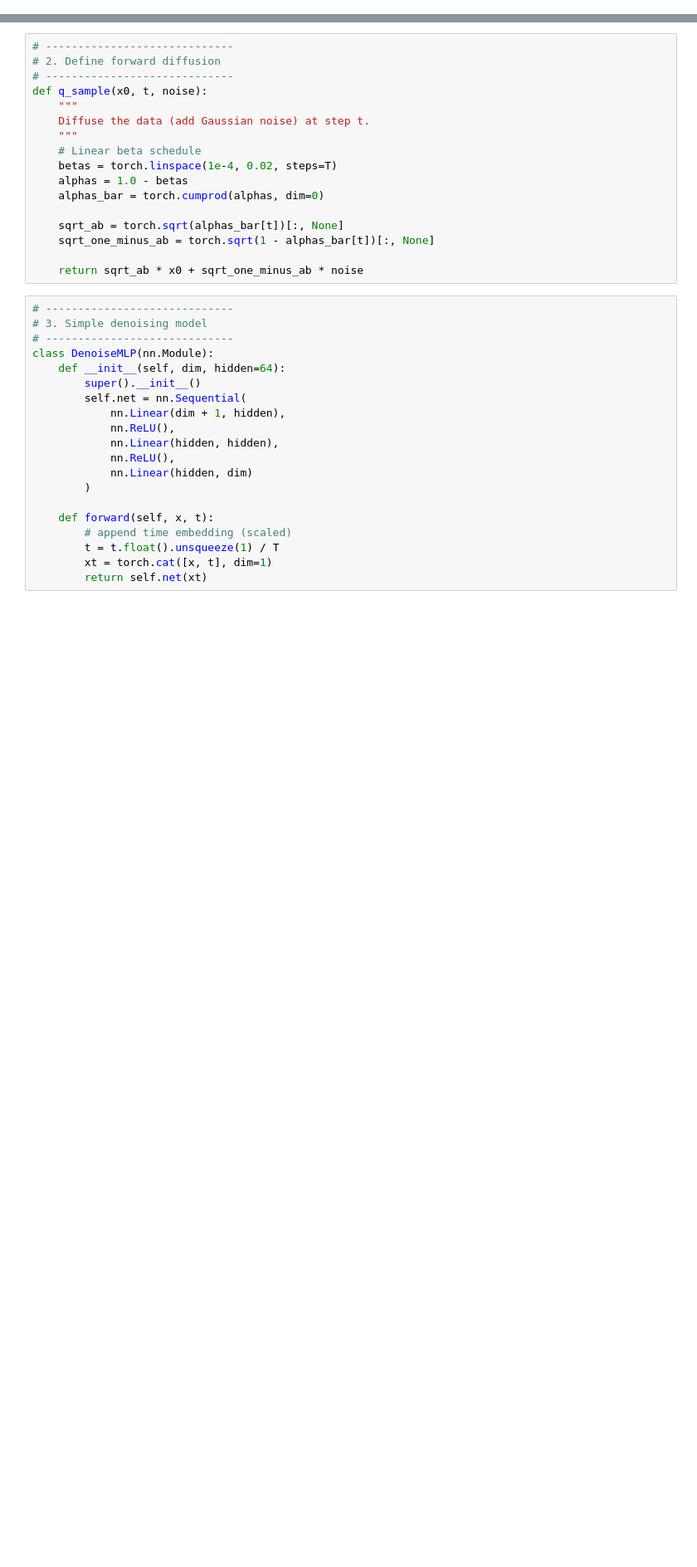
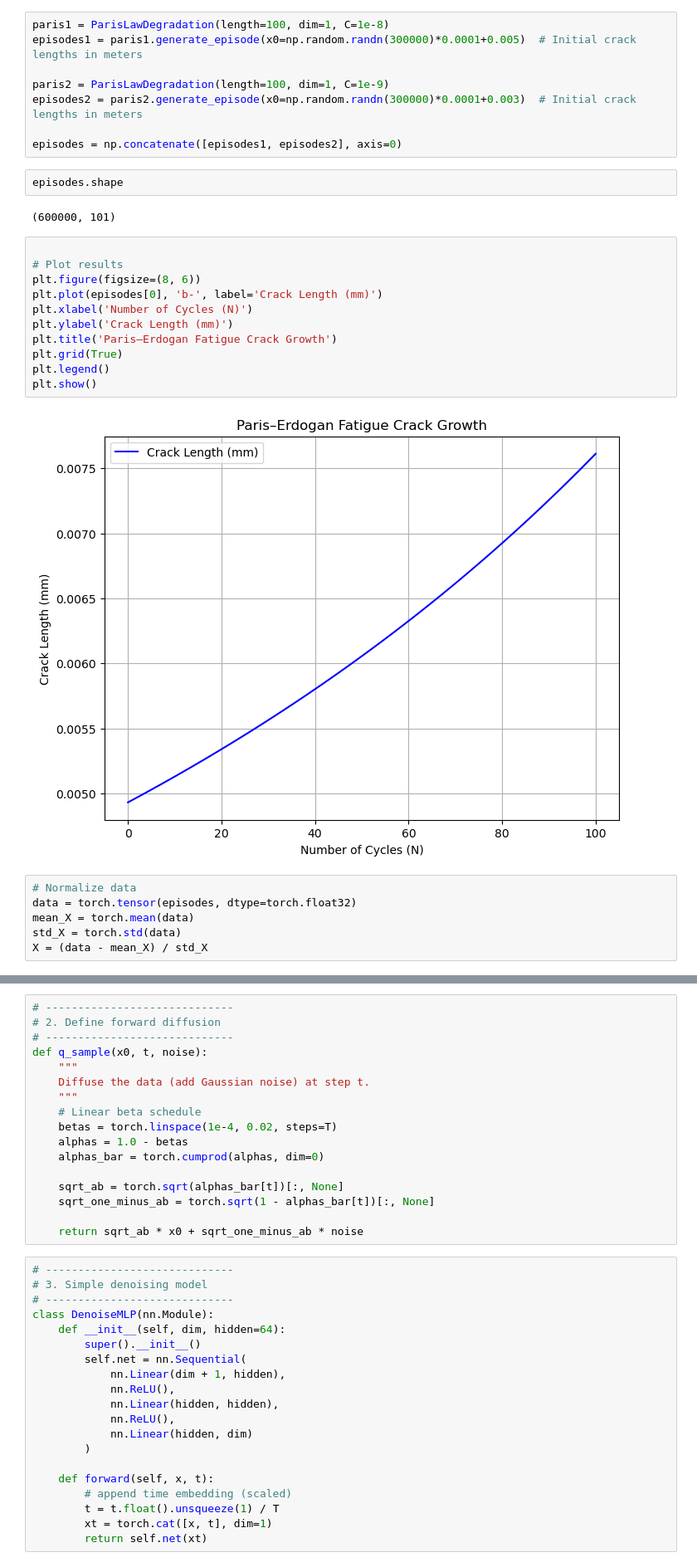
Before and after one commit to seyedasadzadeh/degradation-diffusion, a Jupyter notebook: learner.ipynb, the cells around one changed output, grey strips where cells are left out. Shown at 83% size. Drawn from its saved outputs; the diff is of its cells as text; blank space fills up the shorter version.

Commit message:
added paris-erdogan data class

```diff
--- a/learner.ipynb
+++ b/learner.ipynb
@@ -35,0 +80,31 @@ data = torch.tensor(data, dtype=torch.float32)
+# %%
+paris1 = ParisLawDegradation(length=100, dim=1, C=1e-8)
+episodes1 = paris1.generate_episode(x0=np.random.randn(300000)*0.0001+0.005)  # Initial crack lengths in meters
+
+paris2 = ParisLawDegradation(length=100, dim=1, C=1e-9)
+episodes2 = paris2.generate_episode(x0=np.random.randn(300000)*0.0001+0.003)  # Initial crack lengths in meters
+
+episodes = np.concatenate([episodes1, episodes2], axis=0)
+# %%
+episodes.shape
+# %% [output]
+(600000, 101)
+# %%
+
+# Plot results
+plt.figure(figsize=(8, 6))
+plt.plot(episodes[0], 'b-', label='Crack Length (mm)')
+plt.xlabel('Number of Cycles (N)')
+plt.ylabel('Crack Length (mm)')
+plt.title('Paris–Erdogan Fatigue Crack Growth')
+plt.grid(True)
+plt.legend()
+plt.show()
+# %% [output]
+[figure, added]
+# %%
+# Normalize data
+data = torch.tensor(episodes, dtype=torch.float32)
+mean_X = torch.mean(data)
+std_X = torch.std(data)
+X = (data - mean_X) / std_X
```
Also changed, not shown: parts of 7 cells of this notebook.
